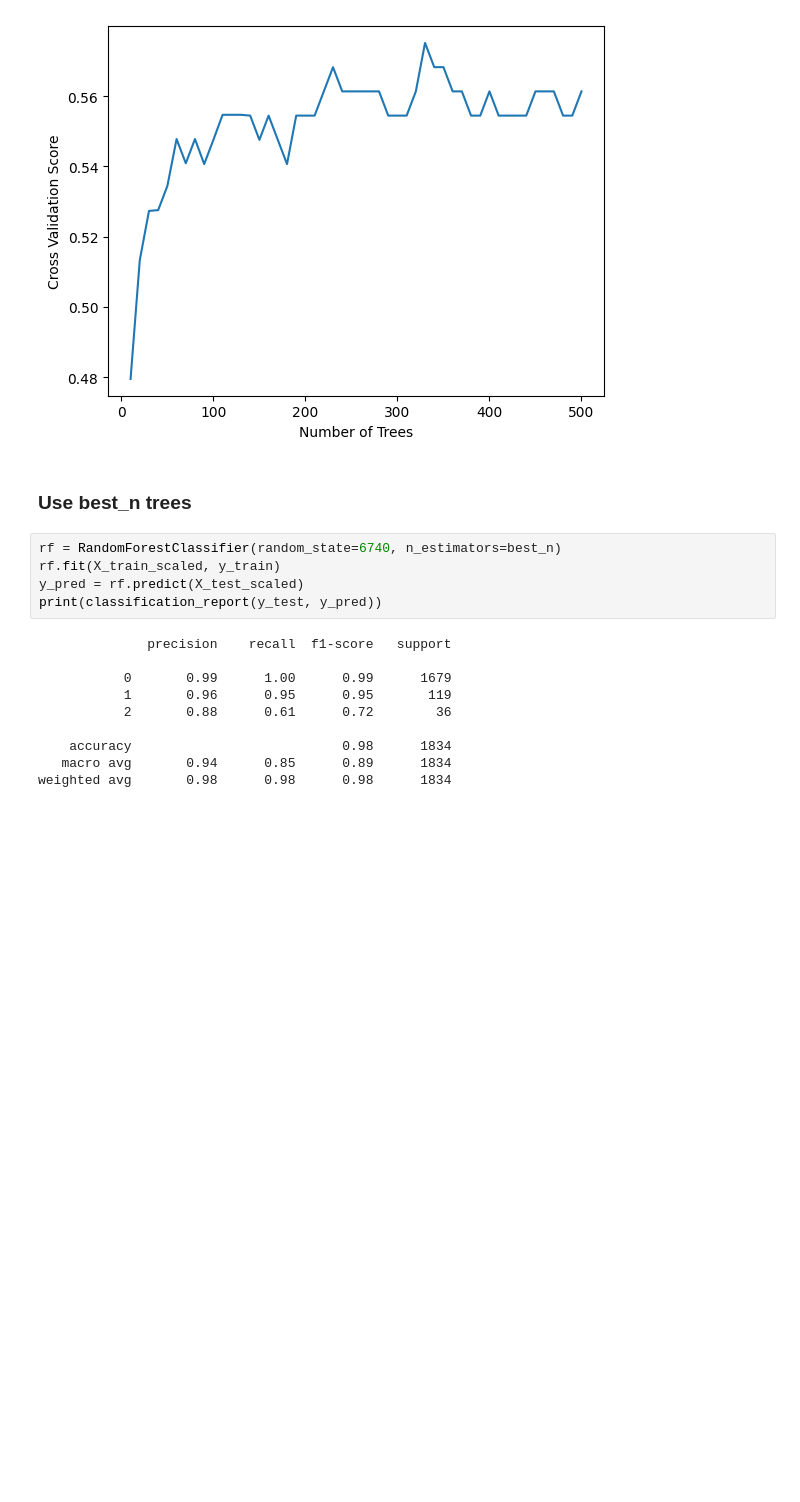
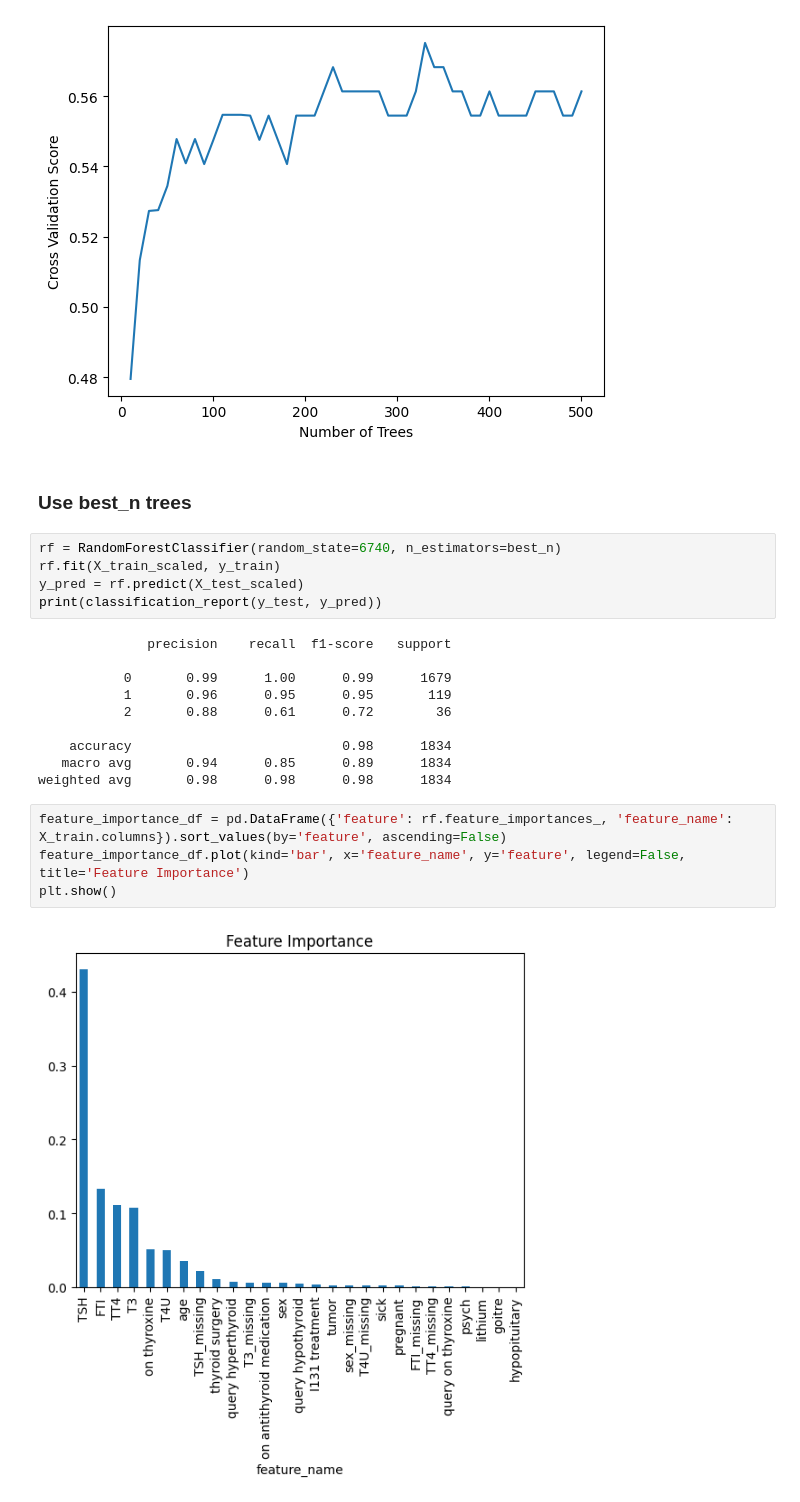
Before and after one commit to bdaniels8135/thyroid-disease-project, a Jupyter notebook: thyroid_random_forest.ipynb, the cells around one changed output. Saved outputs shown, nothing was run; the diff lists cells and outputs as text; blank space fills up the shorter version.

Commit message:
Added feature importance to random forest notebook

```diff
--- a/thyroid_random_forest.ipynb
+++ b/thyroid_random_forest.ipynb
@@ -69,3 +69,9 @@ print(classification_report(y_test, y_pred))
     accuracy                           0.98      1834
    macro avg       0.94      0.85      0.89      1834
 weighted avg       0.98      0.98      0.98      1834
+# %%
+feature_importance_df = pd.DataFrame({'feature': rf.feature_importances_, 'feature_name': X_train.columns}).sort_values(by='feature', ascending=False)
+feature_importance_df.plot(kind='bar', x='feature_name', y='feature', legend=False, title='Feature Importance')
+plt.show()
+# %% [output]
+[figure, added]
```
